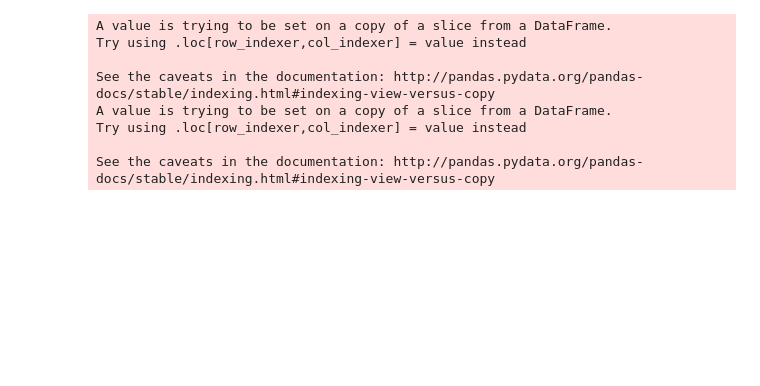
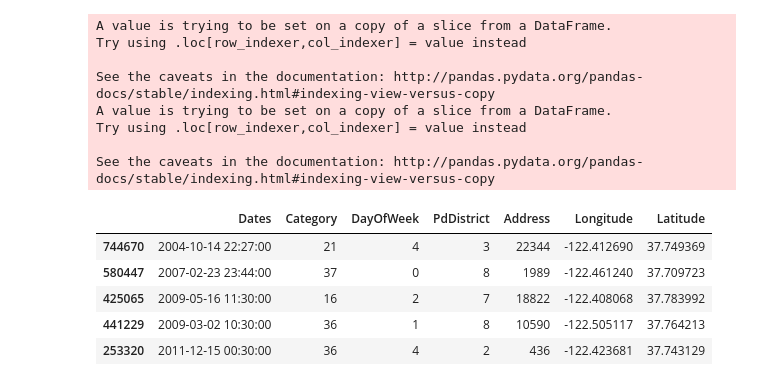
Before and after one commit to BarnetteME1/SF-Crime-Prediction, a Jupyter notebook: XGBoost.ipynb, the cells around one changed output. Saved outputs shown, nothing was run; the diff lists cells and outputs as text; code cells hidden in the pictures; blank space fills up the shorter version.

```diff
--- a/XGBoost.ipynb
+++ b/XGBoost.ipynb
@@ -44,6 +44,15 @@ A value is trying to be set on a copy of a slice from a DataFrame.
 Try using .loc[row_indexer,col_indexer] = value instead
 
 See the caveats in the documentation: http://pandas.pydata.org/pandas-docs/stable/indexing.html#indexing-view-versus-copy
+# %%
+crime_train.head()
+# %% [output]
+|  | Dates | Category | DayOfWeek | PdDistrict | Address | Longitude | Latitude |
+| 744670 | 2004-10-14 22:27:00 | 21 | 4 | 3 | 22344 | -122.412690 | 37.749369 |
+| 580447 | 2007-02-23 23:44:00 | 37 | 0 | 8 | 1989 | -122.461240 | 37.709723 |
+| 425065 | 2009-05-16 11:30:00 | 16 | 2 | 7 | 18822 | -122.408068 | 37.783992 |
+| 441229 | 2009-03-02 10:30:00 | 36 | 1 | 8 | 10590 | -122.505117 | 37.764213 |
+| 253320 | 2011-12-15 00:30:00 | 36 | 4 | 2 | 436 | -122.423681 | 37.743129 |
 # %%
 categories = crime_train.Category
 crime_train = crime_train.drop('Category', axis=1)
```
Also changed, not shown: parts of 10 cells of this notebook, 1 other file.
